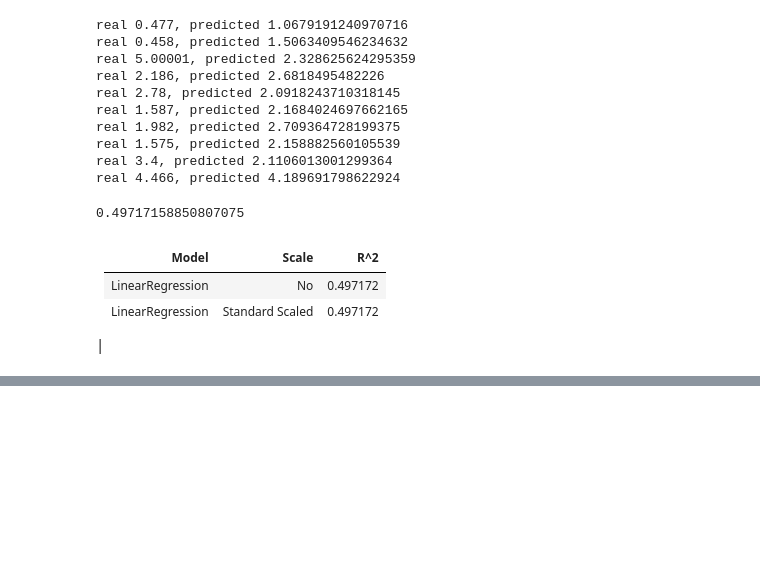
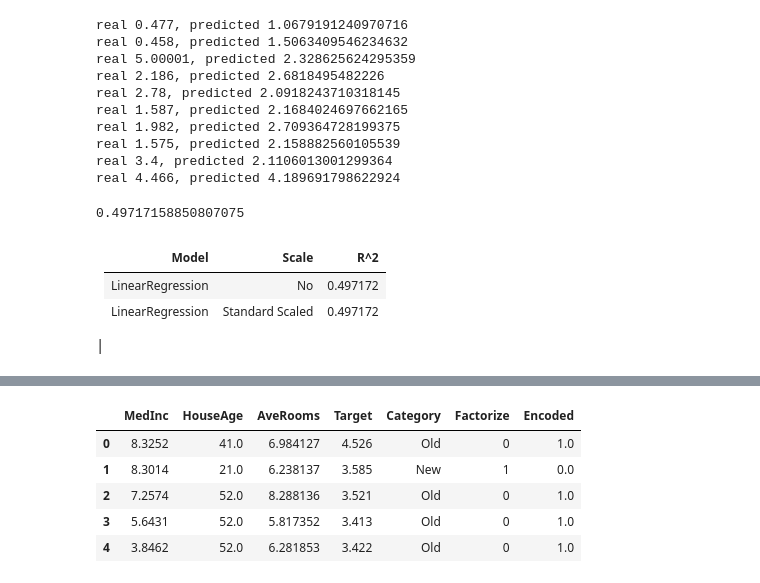
Before and after one commit to GolotsvanNikita/AI-Data-Science, a Jupyter notebook: works/workl7.ipynb, the cells around one changed output, grey strips where cells are left out. Cells and saved outputs as stored; diff of their text form; code cells hidden in the pictures; blank space fills up the shorter version.

```diff
--- a/works/workl7.ipynb
+++ b/works/workl7.ipynb
@@ -118,0 +132,4 @@ md("|Model|Scale|R^2|\n|-|-|-|\n|LinearRegression|No|%f|\n|LinearRegression|Stan
+# %%
+import numpy as np
+housing['Category'] = np.where(housing['HouseAge'] > 30, 'Old', 'New')
+housing.head()
@@ -118,0 +143,4 @@ md("|Model|Scale|R^2|\n|-|-|-|\n|LinearRegression|No|%f|\n|LinearRegression|Stan
+# %%
+import pandas as pd
+housing['Factorize'] = pd.factorize(housing['Category'])[0]
+housing.head()
@@ -118,0 +154,12 @@ md("|Model|Scale|R^2|\n|-|-|-|\n|LinearRegression|No|%f|\n|LinearRegression|Stan
+# %%
+from sklearn.preprocessing import OneHotEncoder
+encoder = OneHotEncoder(sparse_output=False, drop="first")
+housing['Encoded'] = encoder.fit_transform(housing[['Category']])
+housing.head()
+# %% [output]
+|  | MedInc | HouseAge | AveRooms | Target | Category | Factorize | Encoded |
+| 0 | 8.3252 | 41.0 | 6.984127 | 4.526 | Old | 0 | 1.0 |
+| 1 | 8.3014 | 21.0 | 6.238137 | 3.585 | New | 1 | 0.0 |
+| 2 | 7.2574 | 52.0 | 8.288136 | 3.521 | Old | 0 | 1.0 |
+| 3 | 5.6431 | 52.0 | 5.817352 | 3.413 | Old | 0 | 1.0 |
+| 4 | 3.8462 | 52.0 | 6.281853 | 3.422 | Old | 0 | 1.0 |
```
Also changed, not shown: parts of 16 cells of this notebook.
